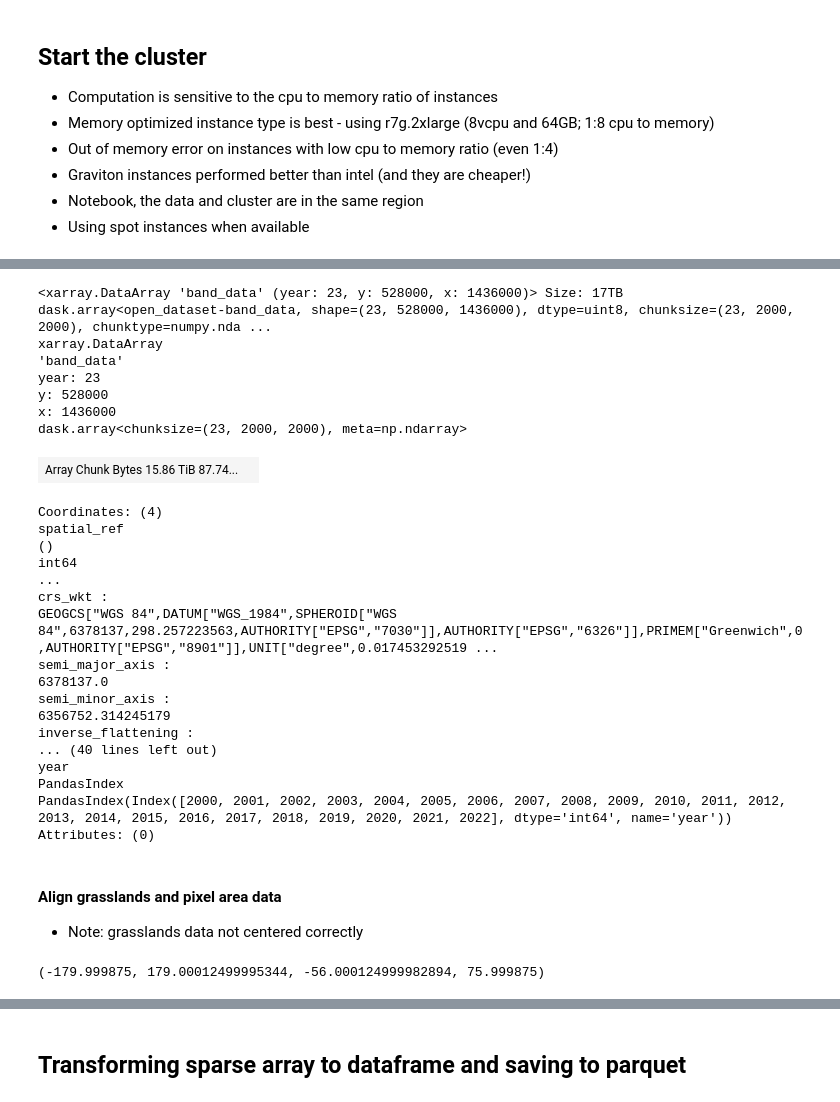
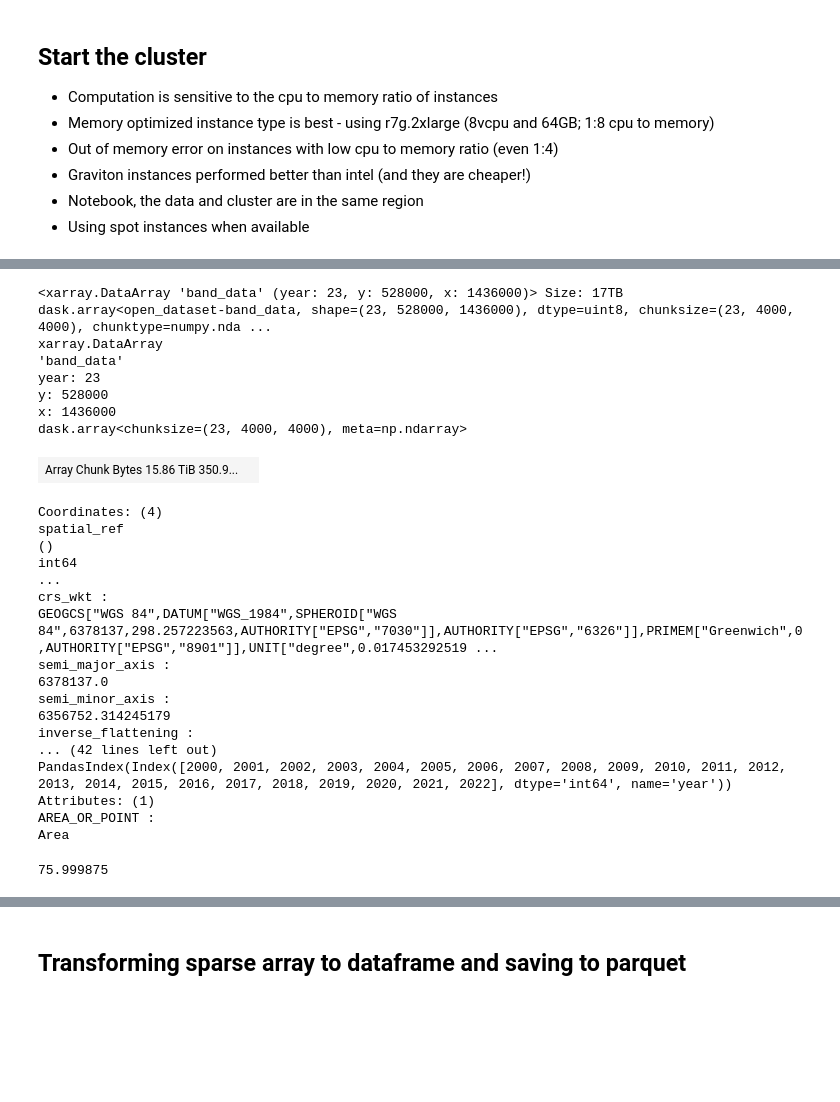
Before and after one commit to wri/project-zeno-data-infra, a Jupyter notebook: notebooks/grasslands_areas_gadm_2000-2022.ipynb, the cells around one changed output, grey strips where cells are left out. Cells and saved outputs as stored; diff of their text form; code cells hidden in the pictures; blank space fills up the shorter version.

```diff
--- a/notebooks/grasslands_areas_gadm_2000-2022.ipynb
+++ b/notebooks/grasslands_areas_gadm_2000-2022.ipynb
@@ -51,15 +36,15 @@ prefect 3.4.10 has requirement pydantic!=2.11.0,!=2.11.1,!=2.11.2,!=2.11.3,!=2.1
 # %%
-grasslands = xr.open_zarr("s3://gfw-data-lake/gfw_grasslands/v1/zarr/umd_grasslands_2000_2022.zarr").band_data#.chunk({'x': 2000, 'y': 2000})
+grasslands = xr.open_zarr("s3://gfw-data-lake/gfw_grasslands/v1/zarr/natural_grassland2kchunk.zarr").band_data
 grasslands
 # %% [output]
-<xarray.DataArray 'band_data' (year: 23, y: 528000, x: 1436000)> Size: 17TB dask.array<open_dataset-band_data, shape=(23, 528000, 1436000), dtype=uint8, chunksize=(23, 2000, 2000), chunktype=numpy.nda ...
+<xarray.DataArray 'band_data' (year: 23, y: 528000, x: 1436000)> Size: 17TB dask.array<open_dataset-band_data, shape=(23, 528000, 1436000), dtype=uint8, chunksize=(23, 4000, 4000), chunktype=numpy.nda ...
 xarray.DataArray
 'band_data'
 year: 23
 y: 528000
 x: 1436000
-dask.array<chunksize=(23, 2000, 2000), meta=np.ndarray>
+dask.array<chunksize=(23, 4000, 4000), meta=np.ndarray>
-| Array Chunk Bytes 15.86 TiB 87.74... |  |
+| Array Chunk Bytes 15.86 TiB 350.9... |  |
 Coordinates: (4)
 spatial_ref
 ()
@@ -72,19 +57,8 @@ semi_major_axis :
 semi_minor_axis :
 6356752.314245179
 inverse_flattening :
-... (40 lines left out)
-year
-PandasIndex
+... (42 lines left out)
 PandasIndex(Index([2000, 2001, 2002, 2003, 2004, 2005, 2006, 2007, 2008, 2009, 2010, 2011, 2012, 2013, 2014, 2015, 2016, 2017, 2018, 2019, 2020, 2021, 2022], dtype='int64', name='year'))
-Attributes: (0)
+Attributes: (1)
+AREA_OR_POINT :
+Area
-# %% [markdown]
-#### Align grasslands and pixel area data
-- Note: grasslands data not centered correctly
-# %%
-grass_xmin, grass_xmax, grass_ymin, grass_ymax = (
-    grasslands.coords['x'].min().item(), grasslands.coords['x'].max().item() + 0.00025,
-    grasslands.coords['y'].min().item() - 0.00025, grasslands.coords['y'].max().item()
-)
-grass_xmin, grass_xmax, grass_ymin, grass_ymax
-# %% [output]
-(-179.999875, 179.00012499995344, -56.000124999982894, 75.999875)
@@ -91,3 +70,7 @@ grass_xmin, grass_xmax, grass_ymin, grass_ymax
+# %%
+ymax
+# %% [output]
+75.999875
 # %%
 pixel_area = xr.open_zarr(
     's3://gfw-data-lake/umd_area_2013/v1.10/raster/epsg-4326/zarr/pixel_area.zarr/'
```
Also changed, not shown: parts of 15 cells of this notebook, 1 other file.
